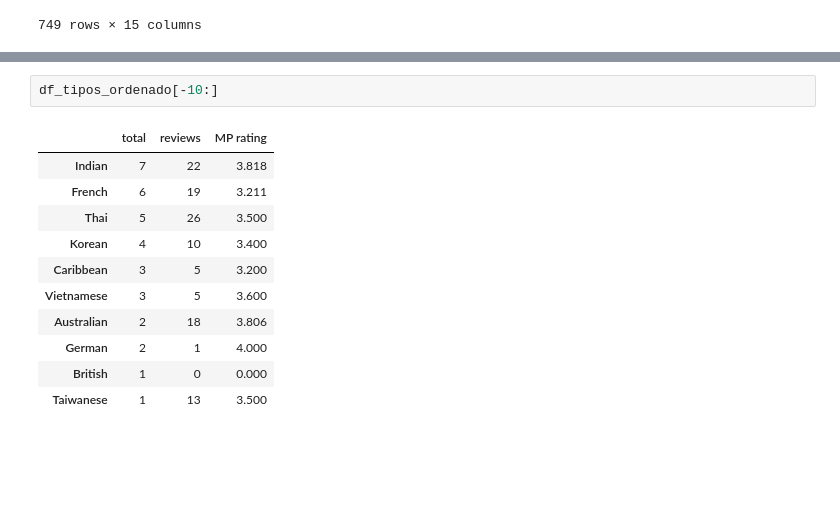
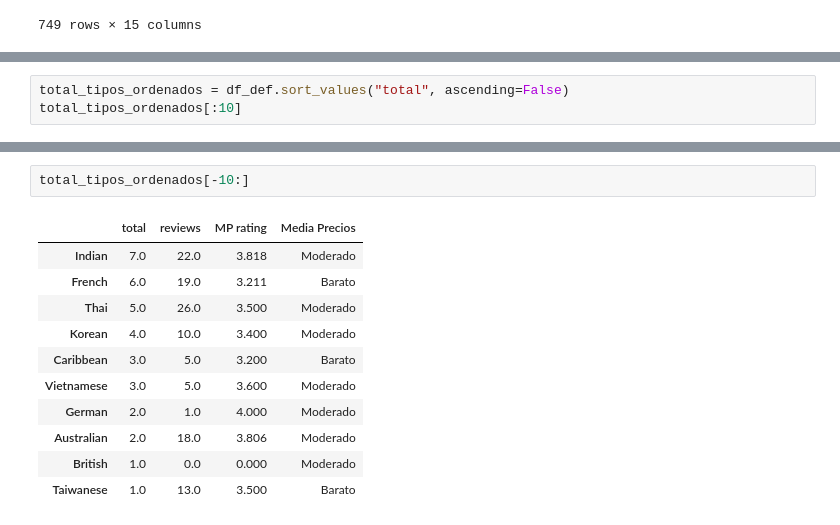
Before and after one commit to anton-p0g/ProyectoWebScrapping, a Jupyter notebook: parte2/top tipos de restaurantes/top_tipos_restuarantes.ipynb, the cells around one changed output, grey strips where cells are left out. Saved outputs shown, nothing was run; the diff lists cells and outputs as text; blank space fills up the shorter version.

Commit message:
Actualizacion tipos

```diff
--- a/parte2/top tipos de restaurantes/top_tipos_restuarantes.ipynb
+++ b/parte2/top tipos de restaurantes/top_tipos_restuarantes.ipynb
@@ -90,0 +125,3 @@ df_tipos_ordenado[:10]
+# %%
+total_tipos_ordenados = df_def.sort_values("total", ascending=False)
+total_tipos_ordenados[:10]
@@ -91,14 +140,14 @@ df_tipos_ordenado[:10]
 # %%
-df_tipos_ordenado[-10:]
+total_tipos_ordenados[-10:]
 # %% [output]
-|  | total | reviews | MP rating |
-| Indian | 7 | 22 | 3.818 |
-| French | 6 | 19 | 3.211 |
-| Thai | 5 | 26 | 3.500 |
-| Korean | 4 | 10 | 3.400 |
-| Caribbean | 3 | 5 | 3.200 |
-| Vietnamese | 3 | 5 | 3.600 |
-| Australian | 2 | 18 | 3.806 |
-| German | 2 | 1 | 4.000 |
-| British | 1 | 0 | 0.000 |
-| Taiwanese | 1 | 13 | 3.500 |
+|  | total | reviews | MP rating | Media Precios |
+| Indian | 7.0 | 22.0 | 3.818 | Moderado |
+| French | 6.0 | 19.0 | 3.211 | Barato |
+| Thai | 5.0 | 26.0 | 3.500 | Moderado |
+| Korean | 4.0 | 10.0 | 3.400 | Moderado |
+| Caribbean | 3.0 | 5.0 | 3.200 | Barato |
+| Vietnamese | 3.0 | 5.0 | 3.600 | Moderado |
+| German | 2.0 | 1.0 | 4.000 | Moderado |
+| Australian | 2.0 | 18.0 | 3.806 | Moderado |
+| British | 1.0 | 0.0 | 0.000 | Moderado |
+| Taiwanese | 1.0 | 13.0 | 3.500 | Barato |
```
Also changed, not shown: parts of 9 cells of this notebook.
